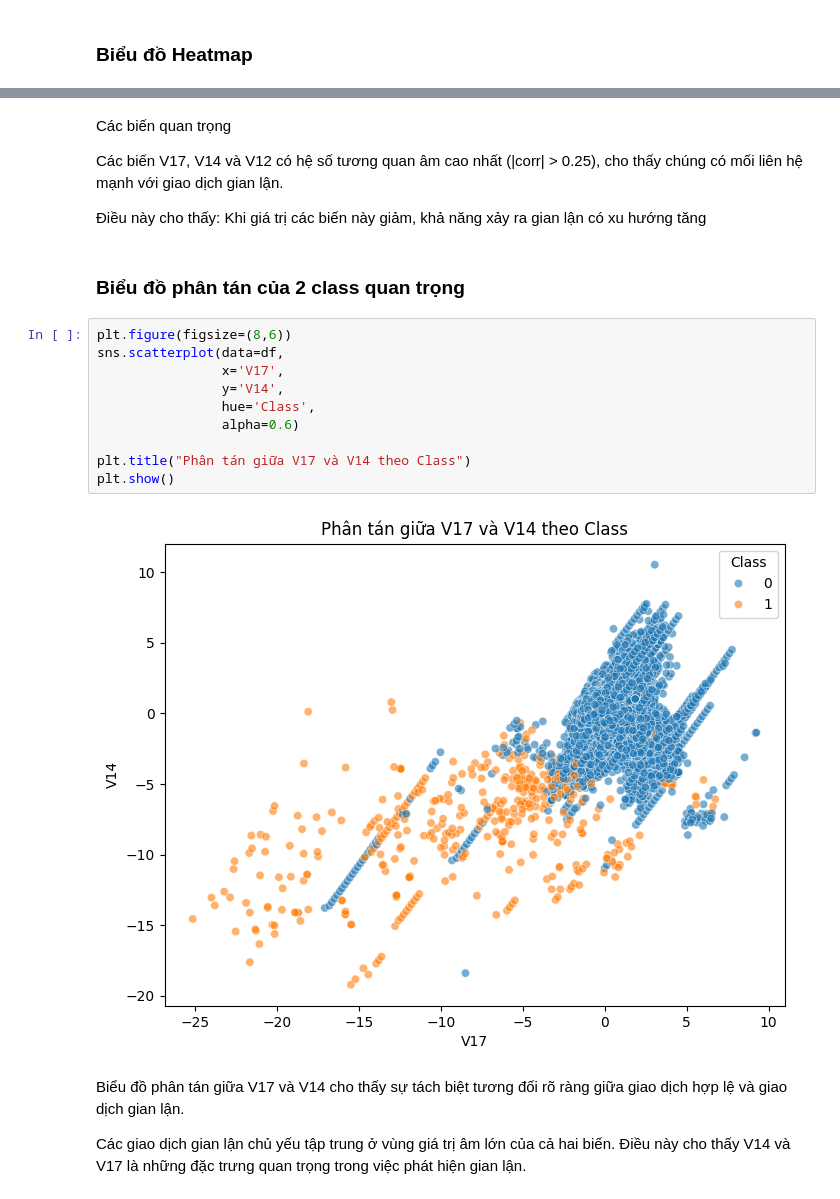
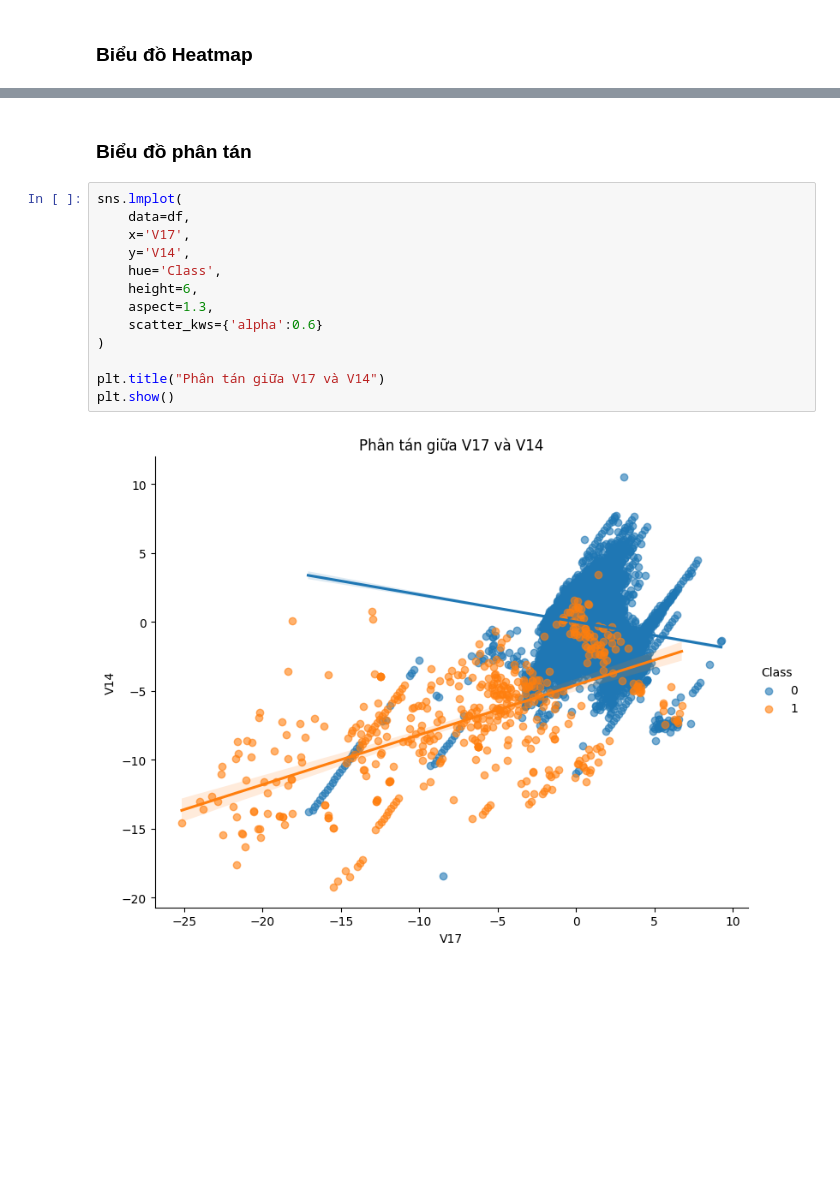
Before and after one commit to NhatHuy61205/Credit-Card-Fraud-Detection-Classification---Imbalanced-, a Jupyter notebook: notebooks/eda/eda_correlation.ipynb, the cells around one changed output, grey strips where cells are left out. Drawn from its saved outputs; the diff is of its cells as text; blank space fills up the shorter version.

```diff
--- a/notebooks/eda/eda_correlation.ipynb
+++ b/notebooks/eda/eda_correlation.ipynb
@@ -69,25 +83,17 @@ Name: Class, dtype: float64
-# %% [markdown]
-Các biến quan trọng
-
-Các biến V17, V14 và V12 có hệ số tương quan âm cao nhất (|corr| > 0.25), cho thấy chúng có mối liên hệ mạnh với giao dịch gian lận.
-
-Điều này cho thấy: Khi giá trị các biến này giảm, khả năng xảy ra gian lận có xu hướng tăng
 # %% [markdown]
-### Biểu đồ phân tán của 2 class quan trọng
+### Biểu đồ phân tán
 # %%
-plt.figure(figsize=(8,6))
-sns.scatterplot(data=df,
-                x='V17',
-                y='V14',
-                hue='Class',
-                alpha=0.6)
+sns.lmplot(
+    data=df,
+    x='V17',
+    y='V14',
+    hue='Class',
+    height=6,
+    aspect=1.3,
+    scatter_kws={'alpha':0.6}
+)
 
-plt.title("Phân tán giữa V17 và V14 theo Class")
+plt.title("Phân tán giữa V17 và V14")
 plt.show()
 # %% [output]
-[figure, old version]
+[figure, new version]
-# %% [markdown]
-Biểu đồ phân tán giữa V17 và V14 cho thấy sự tách biệt tương đối rõ ràng giữa giao dịch hợp lệ và giao dịch gian lận.
-
-Các giao dịch gian lận chủ yếu tập trung ở vùng giá trị âm lớn của cả hai biến.
-Điều này cho thấy V14 và V17 là những đặc trưng quan trọng trong việc phát hiện gian lận.
```
Also changed, not shown: parts of 11 cells of this notebook.
